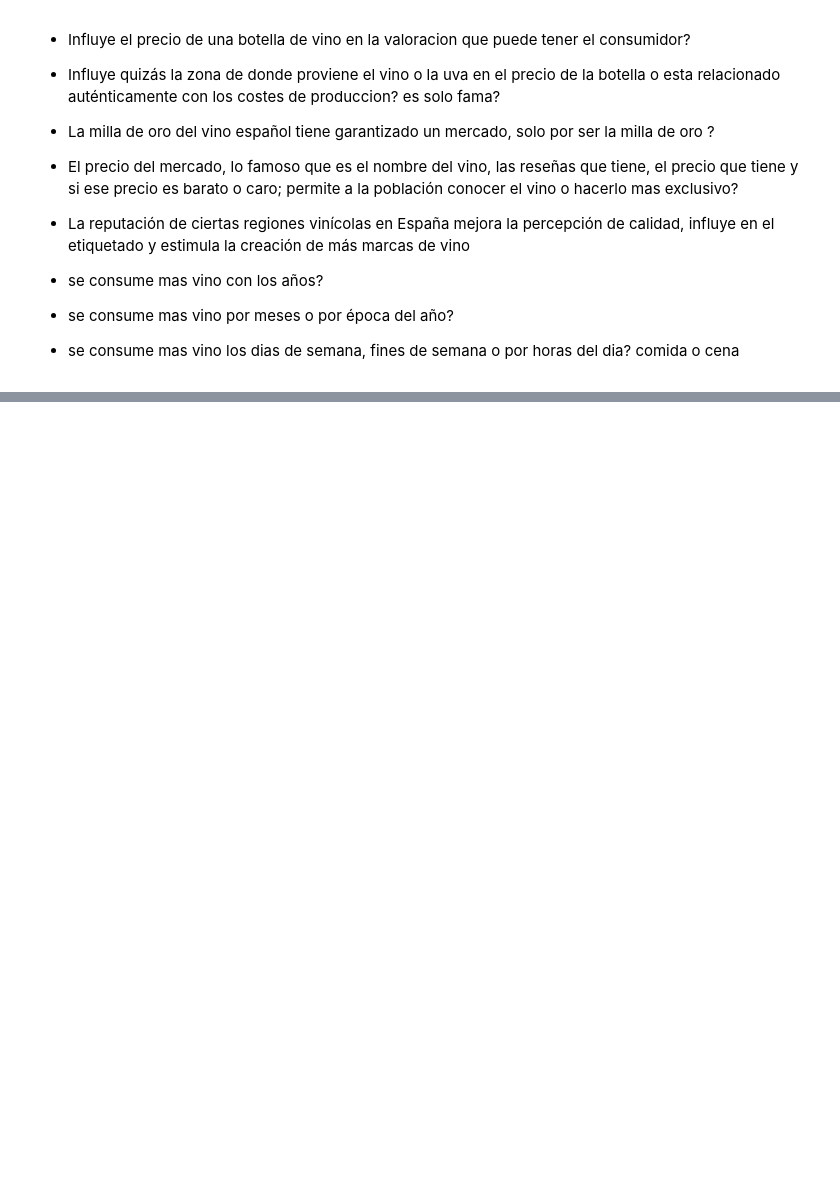
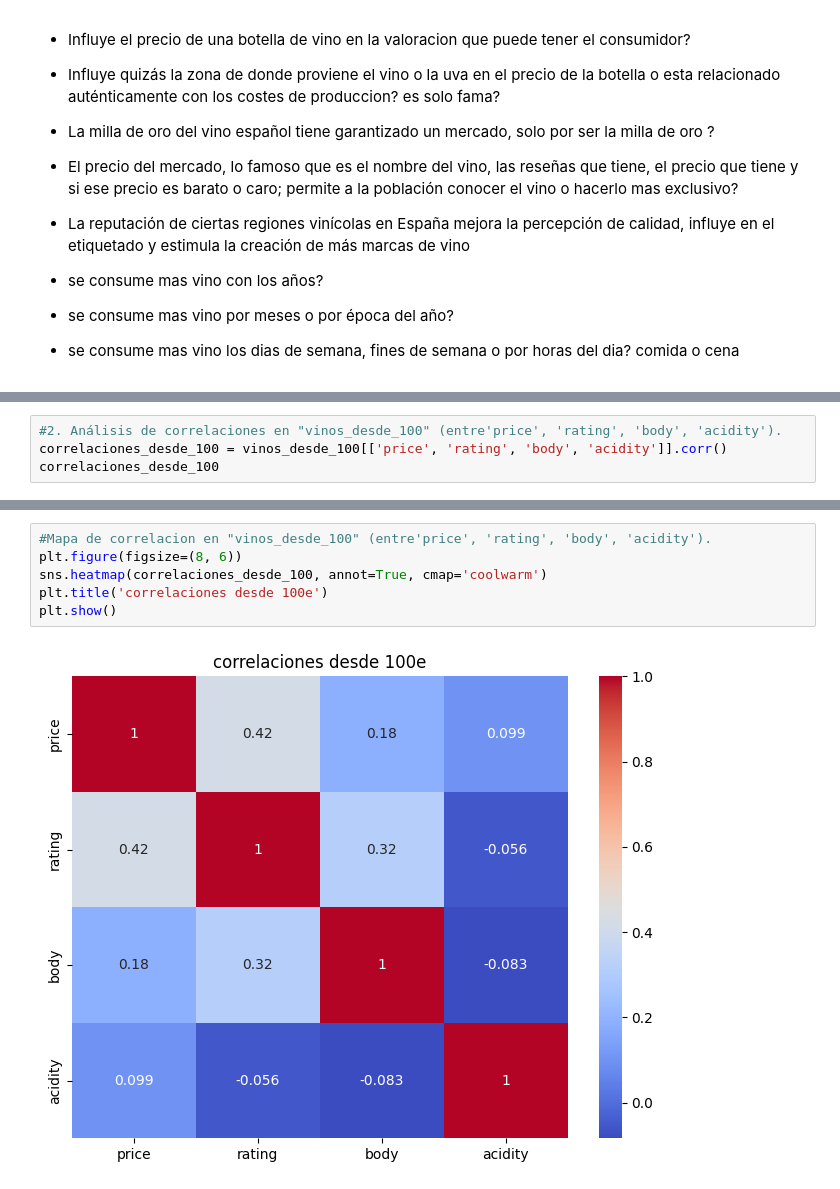
Before and after one commit to juandelaf1/Mas-all-de-la-Etiqueta-EDA, a Jupyter notebook: Mas allá de la Etiqueta.ipynb, the cells around one changed output, grey strips where cells are left out. Drawn from its saved outputs; the diff is of its cells as text; blank space fills up the shorter version.

```diff
--- a/Mas allá de la Etiqueta.ipynb
+++ b/Mas allá de la Etiqueta.ipynb
@@ -110,0 +179,4 @@ consumo_semanal.iloc[4:8]
+# %%
+#2. Análisis de correlaciones en "vinos_desde_100" (entre'price', 'rating', 'body', 'acidity').
+correlaciones_desde_100 = vinos_desde_100[['price', 'rating', 'body', 'acidity']].corr()
+correlaciones_desde_100
@@ -110,0 +189,8 @@ consumo_semanal.iloc[4:8]
+# %%
+#Mapa de correlacion en "vinos_desde_100" (entre'price', 'rating', 'body', 'acidity').
+plt.figure(figsize=(8, 6))
+sns.heatmap(correlaciones_desde_100, annot=True, cmap='coolwarm')
+plt.title('correlaciones desde 100e')
+plt.show()
+# %% [output]
+[figure, added]
```
Also changed, not shown: parts of 49 cells of this notebook.
